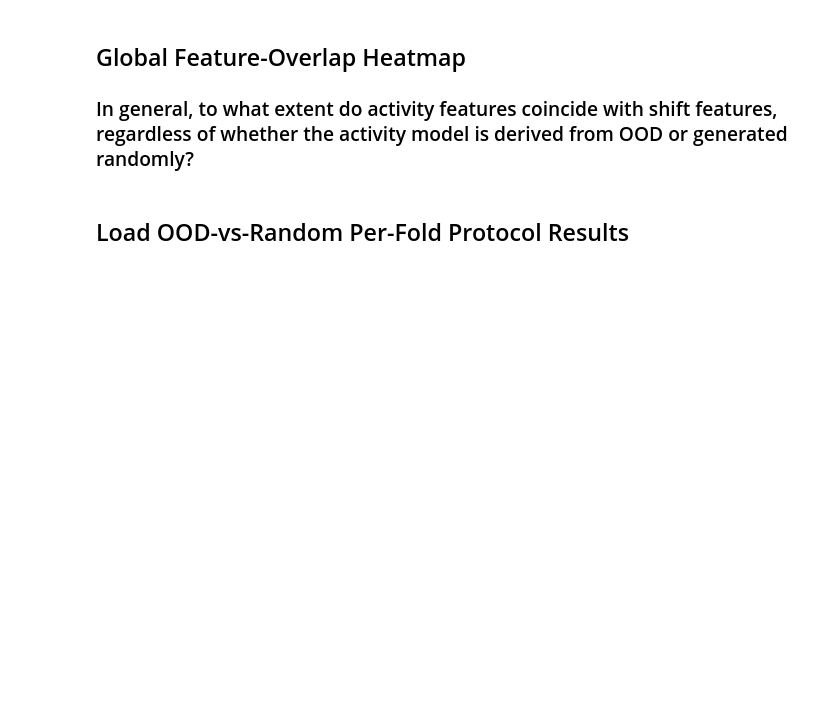
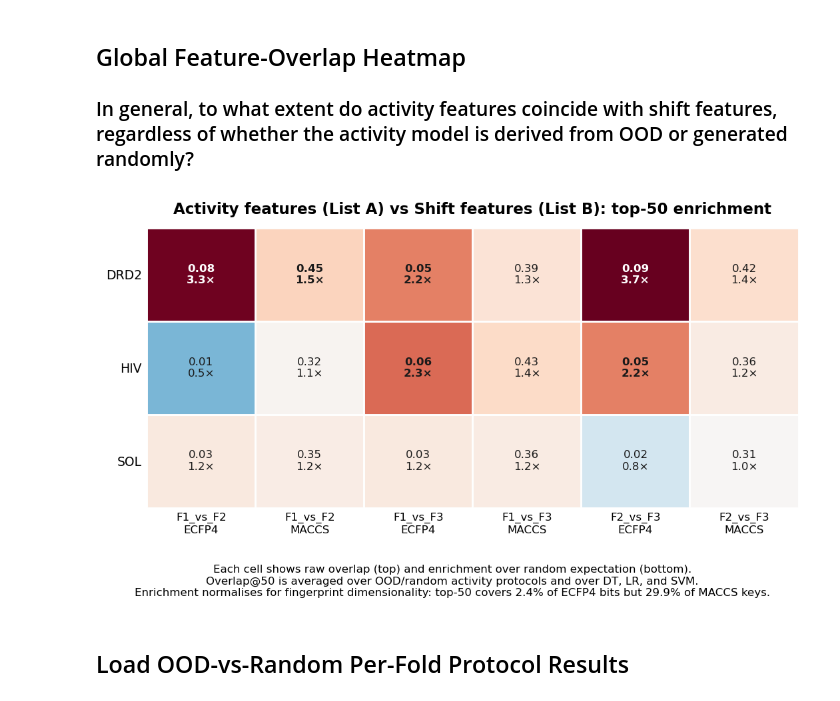
Before and after one commit to francescocapria/drug-discovery-lohi, a Jupyter notebook: notebooks/distribution_shift_analysis/classifier_shift_test_all_hi.ipynb, the cells around one changed output. Drawn from its saved outputs; the diff is of its cells as text; code cells hidden in the pictures; blank space fills up the shorter version.

```diff
--- a/notebooks/distribution_shift_analysis/classifier_shift_test_all_hi.ipynb
+++ b/notebooks/distribution_shift_analysis/classifier_shift_test_all_hi.ipynb
@@ -1983,11 +2127,18 @@ df_overlap_plot_k = df_overlap[df_overlap["k"].astype(int) == int(OVERLAP_K)].co
 
 df_overlap_plot = df_overlap_plot_k.groupby(
     ["dataset", "pair", "fingerprint"], as_index=False
-)["overlap"].mean()
+).agg(
+    overlap=("overlap", "mean"),
+    overlap_enrichment=("overlap_enrichment", "mean"),
+)
 
 df_overlap_plot["column"] = (
     df_overlap_plot["pair"] + "\n" + df_overlap_plot["fingerprint"].str.upper()
 )
+
+enrichment_mat = df_overlap_plot.pivot(
+    index="dataset", columns="column", values="overlap_enrichment"
+).reindex(DATASETS)
 
 overlap_mat = df_overlap_plot.pivot(
     index="dataset", columns="column", values="overlap"
@@ -2000,6 +2151,7 @@ for pair in ["F1_vs_F2", "F1_vs_F3", "F2_vs_F3"]:
         if col in overlap_mat.columns:
             ordered_cols.append(col)
 
+enrichment_mat = enrichment_mat[ordered_cols]
 overlap_mat = overlap_mat[ordered_cols]
 
 mpl.rcParams.update(
@@ -2016,30 +2168,35 @@ mpl.rcParams.update(
     }
 )
 
-n_rows, n_cols = overlap_mat.shape
+n_rows, n_cols = enrichment_mat.shape
 
 fig, ax = plt.subplots(figsize=(7.2, 3.6))
 
-data = np.ma.masked_invalid(overlap_mat.values.astype(float))
+data = np.ma.masked_invalid(enrichment_mat.values.astype(float))
 
-base_cmap = mpl.colormaps["YlOrRd"]
-colors = base_cmap(np.linspace(0.08, 0.92, 256))
-cmap = mpl.colors.LinearSegmentedColormap.from_list("truncated_YlOrRd", colors)
+finite_enr = (
+    df_overlap_plot["overlap_enrichment"].replace([np.inf, -np.inf], np.nan).dropna()
+)
+
+vcenter = 1.0
+vmin = 0.0
+vmax = float(max(2.0, np.nanpercentile(finite_enr, 95)))
+
+norm = TwoSlopeNorm(vmin=vmin, vcenter=vcenter, vmax=vmax)
+
+cmap = mpl.colormaps["RdBu_r"].copy()
 cmap.set_bad(color="lightgray")
-
-vmax = 0.50
 
 im = ax.imshow(
     data,
-    vmin=0,
-    vmax=vmax,
     cmap=cmap,
+    norm=norm,
     aspect="auto",
     interpolation="nearest",
 )
 
 ax.set_title(
-    f"Activity features (List A) vs Shift features (List B): top-{OVERLAP_K} raw overlap",
+    f"Activity features (List A) vs Shift features (List B): top-{OVERLAP_K} enrichment",
     pad=10,
     fontweight="bold",
 )
@@ -2060,65 +2217,70 @@ ax.tick_params(axis="both", length=0)
 for spine in ax.spines.values():
     spine.set_visible(False)
 
+text_threshold = vcenter + 0.65 * (vmax - vcenter)
+
 for i in range(n_rows):
     for j in range(n_cols):
-        value = overlap_mat.iloc[i, j]
+        raw = overlap_mat.iloc[i, j]
+        enr = enrichment_mat.iloc[i, j]
 
-        if pd.notna(value):
+        if pd.notna(raw) and pd.notna(enr):
+            color = "white" if enr >= text_threshold else "0.10"
+            weight = "bold" if enr >= 1.5 else "normal"
+
             ax.text(
                 j,
                 i,
-                f"{value:.2f}",
+                f"{raw:.2f}\n{enr:.1f}×",
                 ha="center",
                 va="center",
-                fontsize=8.5,
-                color="black",
-                fontweight="bold" if value >= 0.30 else "normal",
+                fontsize=8,
+                color=color,
+                fontweight=weight,
             )
 
-cbar = fig.colorbar(
-    im,
-    ax=ax,
-    fraction=0.035,
-    pad=0.025,
+cbar.set_label(
+    "Enrichment over random expectation\n(1.0 = chance)",
+    rotation=270,
+    labelpad=22,
 )
 
 cbar.set_label(
     f"Feature overlap@{OVERLAP_K}",
     rotation=270,
     labelpad=13,
 )
 
-cbar.set_ticks(np.linspace(0, vmax, 6))
 cbar.ax.tick_params(length=0)
 
 fig.text(
     0.5,
     -0.045,
-    "List A: top features of activity models from the main OOD-vs-random study.\n "
-    "List B: top features of the fold discriminator from this study.\n "
-    f"Overlap@{OVERLAP_K} is averaged over OOD/random activity protocols and over DT, LR, and SVM.\n "
-    f"Raw overlaps are not directly comparable across fingerprints: top-{OVERLAP_K} covers "
+    "Each cell shows raw overlap (top) and enrichment over random expectation (bottom).\n"
+    f"Overlap@{OVERLAP_K} is averaged over OOD/random activity protocols and over DT, LR, and SVM.\n"
+    f"Enrichment normalises for fingerprint dimensionality: top-{OVERLAP_K} covers "
     f"{OVERLAP_K / 2048:.1%} of ECFP4 bits but {OVERLAP_K / 167:.1%} of MACCS keys.",
     ha="center",
     va="top",
     fontsize=8,
 )
 
 fig.tight_layout()
 
 fig.savefig(
     FIG_ROOT / f"global_listA_listB_overlap_heatmap_top{OVERLAP_K}_paper_light.png",
     dpi=600,
     bbox_inches="tight",
 )
 
 fig.savefig(
     FIG_ROOT / f"global_listA_listB_overlap_heatmap_top{OVERLAP_K}_paper_light.pdf",
     bbox_inches="tight",
 )
 
 plt.show()
+# %% [output]
+[figure, added]
 # %% [markdown]
 ## Load OOD-vs-Random Per-Fold Protocol Results
 # %%
```
Also changed, not shown: parts of 17 cells of this notebook, 2 other files.
